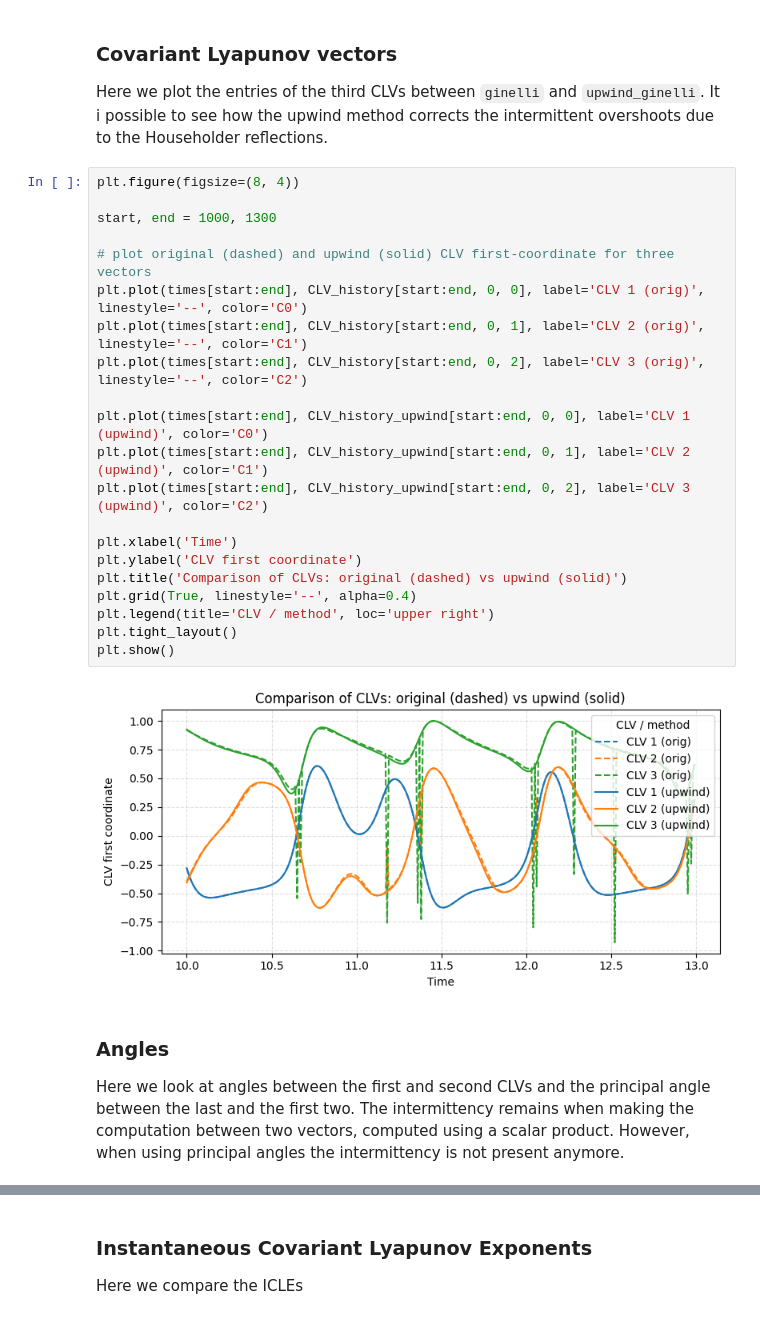
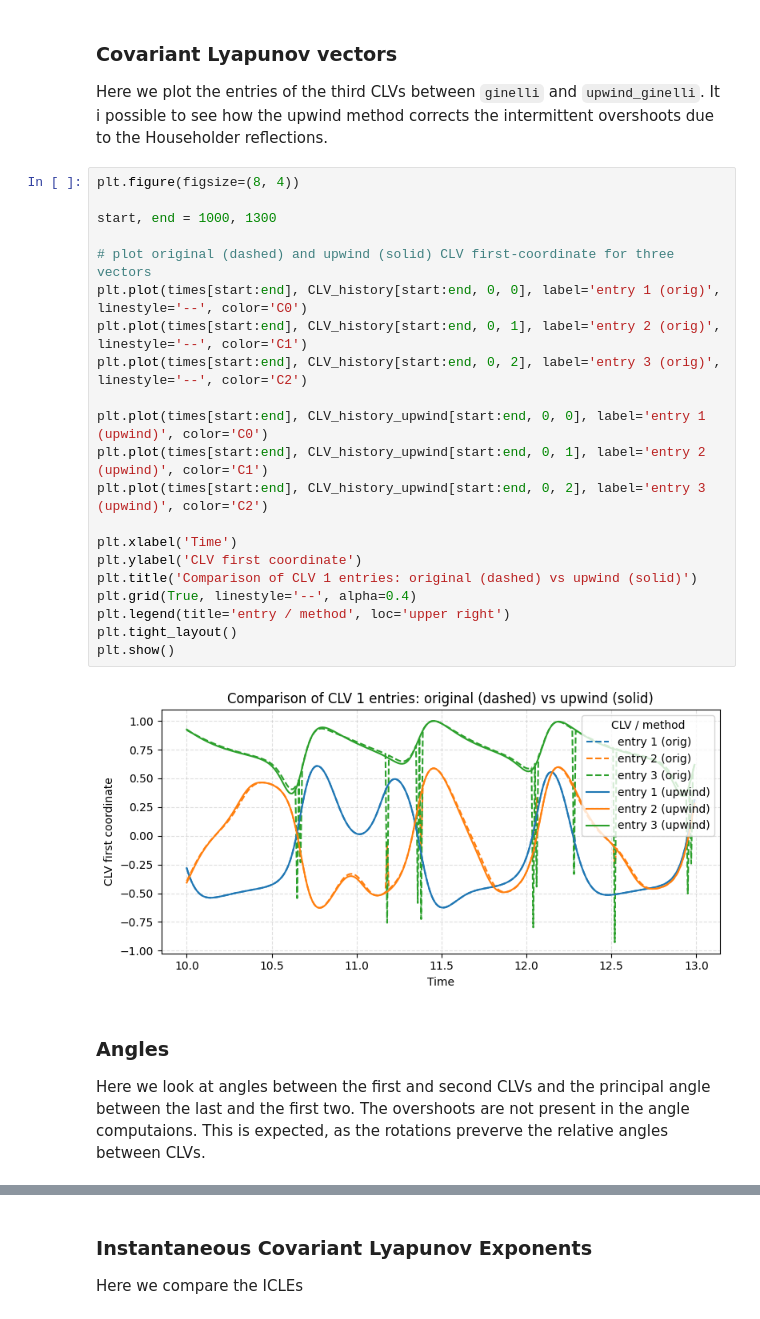
Before and after one commit to MagriLab/clvlib, a Jupyter notebook: tutorials/lorenz_numpy_quickstart.ipynb, the cells around one changed output, grey strips where cells are left out. Drawn from its saved outputs; the diff is of its cells as text.

```diff
--- a/tutorials/lorenz_numpy_quickstart.ipynb
+++ b/tutorials/lorenz_numpy_quickstart.ipynb
@@ -143,30 +143,30 @@ Here we plot the entries of the third CLVs between `ginelli` and `upwind_ginelli
 # %%
 plt.figure(figsize=(8, 4))
 
 start, end = 1000, 1300
 
 # plot original (dashed) and upwind (solid) CLV first-coordinate for three vectors
-plt.plot(times[start:end], CLV_history[start:end, 0, 0], label='CLV 1 (orig)', linestyle='--', color='C0')
-plt.plot(times[start:end], CLV_history[start:end, 0, 1], label='CLV 2 (orig)', linestyle='--', color='C1')
-plt.plot(times[start:end], CLV_history[start:end, 0, 2], label='CLV 3 (orig)', linestyle='--', color='C2')
+plt.plot(times[start:end], CLV_history[start:end, 0, 0], label='entry 1 (orig)', linestyle='--', color='C0')
+plt.plot(times[start:end], CLV_history[start:end, 0, 1], label='entry 2 (orig)', linestyle='--', color='C1')
+plt.plot(times[start:end], CLV_history[start:end, 0, 2], label='entry 3 (orig)', linestyle='--', color='C2')
 
-plt.plot(times[start:end], CLV_history_upwind[start:end, 0, 0], label='CLV 1 (upwind)', color='C0')
-plt.plot(times[start:end], CLV_history_upwind[start:end, 0, 1], label='CLV 2 (upwind)', color='C1')
-plt.plot(times[start:end], CLV_history_upwind[start:end, 0, 2], label='CLV 3 (upwind)', color='C2')
+plt.plot(times[start:end], CLV_history_upwind[start:end, 0, 0], label='entry 1 (upwind)', color='C0')
+plt.plot(times[start:end], CLV_history_upwind[start:end, 0, 1], label='entry 2 (upwind)', color='C1')
+plt.plot(times[start:end], CLV_history_upwind[start:end, 0, 2], label='entry 3 (upwind)', color='C2')
 
 plt.xlabel('Time')
 plt.ylabel('CLV first coordinate')
-plt.title('Comparison of CLVs: original (dashed) vs upwind (solid)')
+plt.title('Comparison of CLV 1 entries: original (dashed) vs upwind (solid)')
 plt.grid(True, linestyle='--', alpha=0.4)
-plt.legend(title='CLV / method', loc='upper right')
+plt.legend(title='entry / method', loc='upper right')
 plt.tight_layout()
 plt.show()
 # %% [output]
-[figure, old version]
+[figure, new version]
 # %% [markdown]
 ### Angles
 
-Here we look at angles between the first and second CLVs and the principal angle between the last and the first two. The intermittency remains when making the computation between two vectors, computed using a scalar product. However, when using principal angles the intermittency is not present anymore.
+Here we look at angles between the first and second CLVs and the principal angle between the last and the first two. The overshoots are not present in the angle computaions. This is expected, as the rotations preverve the relative angles between CLVs.
 # %%
 fig, (ax1, ax2) = plt.subplots(2, 1, figsize=(10, 8), sharex=True)
 
```
Also changed, not shown: parts of 4 cells of this notebook, 1 other file.
